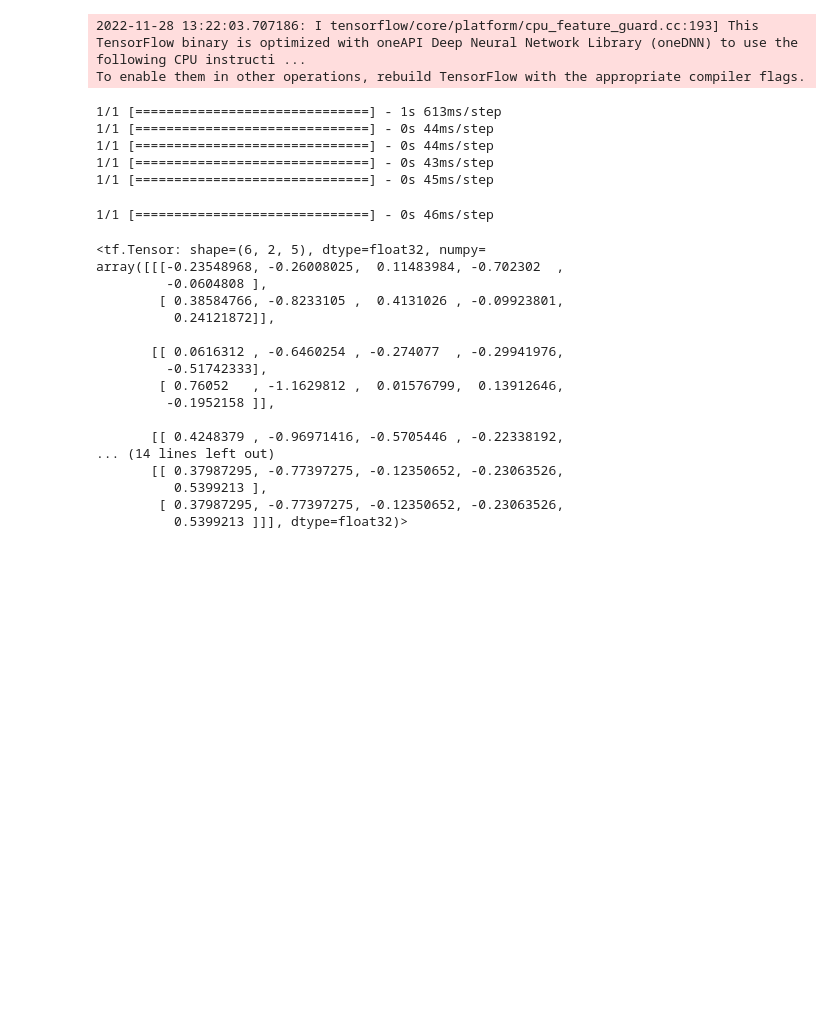
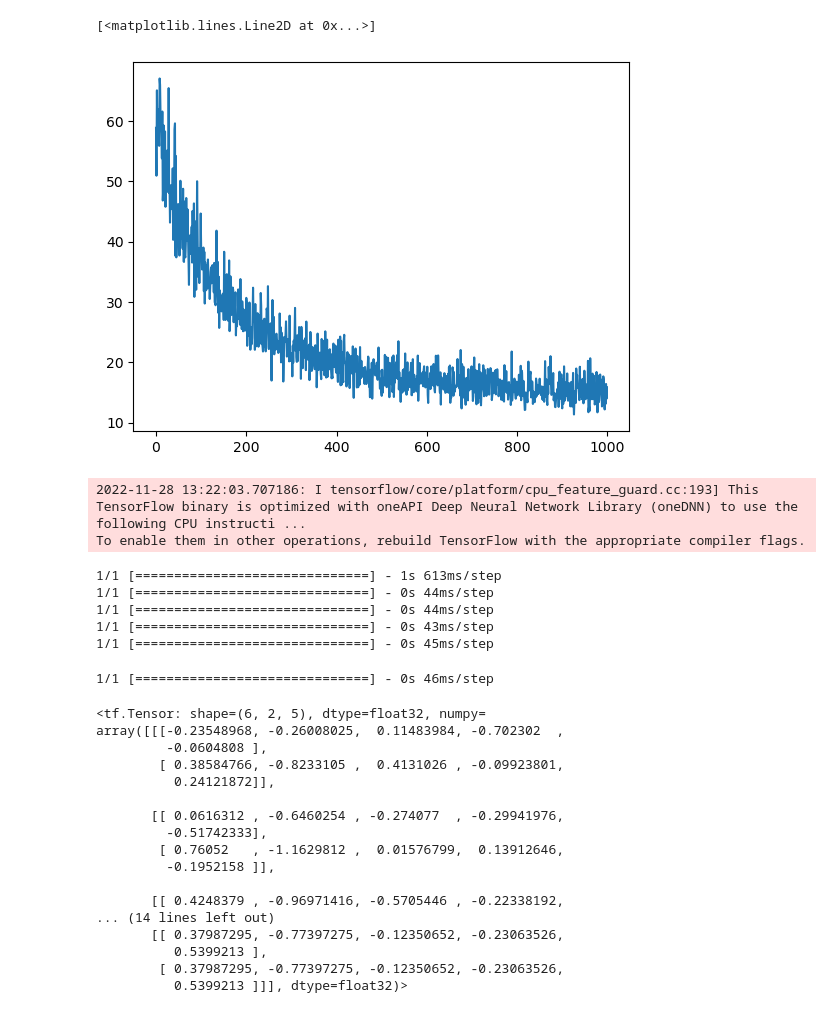
Before and after one commit to JosephRRB/GFlowNets_on_SpinFoams, a Jupyter notebook: code building.ipynb, the cells around one changed output. Cells and saved outputs as stored; diff of their text form; code cells hidden in the pictures; blank space fills up the shorter version.

Commit message:
training trials

```diff
--- a/code building.ipynb
+++ b/code building.ipynb
@@ -0,0 +1,7 @@
+# %%
+from core.runner import Runner
+
+grid_dim = 5
+grid_length = 8
+
+runner = Runner(grid_dimension=grid_dim, grid_length=grid_length)
@@ -0,0 +11,5 @@
+# %%
+batch_size = 50
+n_iterations = 1000
+
+ave_losses = runner.train_agent(batch_size, n_iterations)
@@ -1,3 +27,10 @@
+# %%
+import matplotlib.pyplot as plt
+
+plt.plot(ave_losses.numpy())
+# %% [output]
+[<matplotlib.lines.Line2D at 0x...>]
+[figure, added]
 # %%
 import numpy as np
 import tensorflow as tf
```
Also changed, not shown: parts of 2 cells of this notebook, 4 other files.
